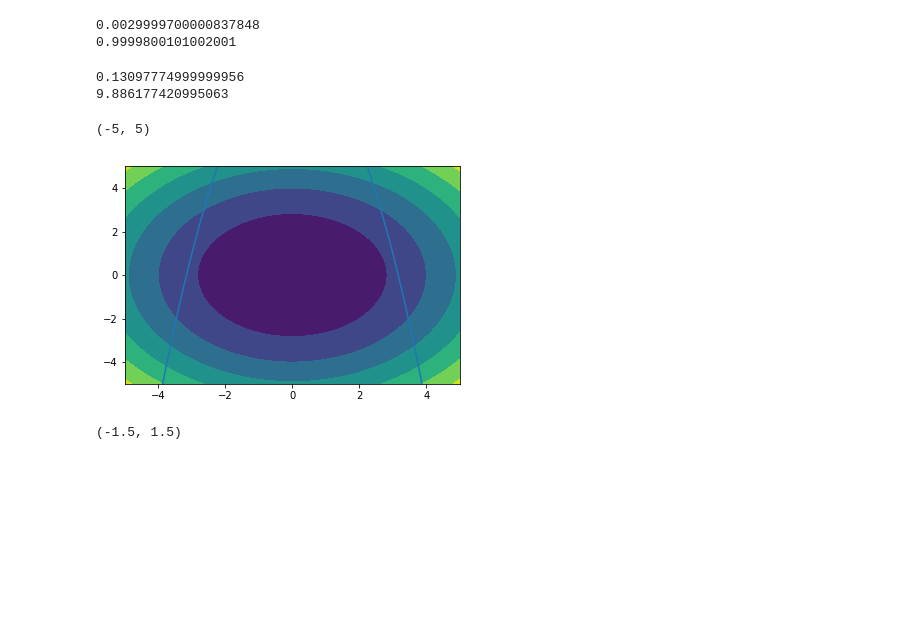
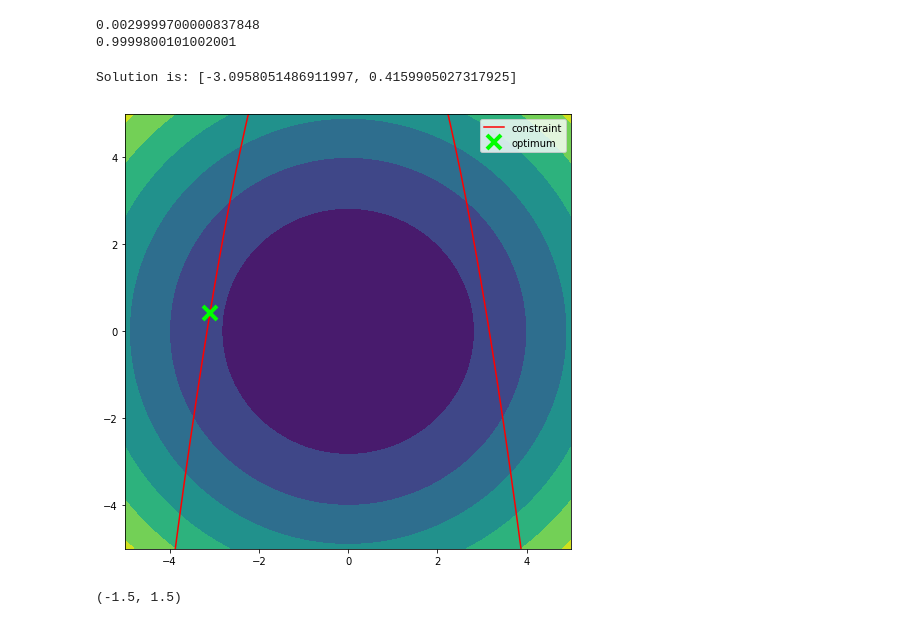
Before and after one commit to flythereddflagg/lpfgopt, a Jupyter notebook: docs/diagnosis.ipynb, the cells around one changed output. Drawn from its saved outputs; the diff is of its cells as text; code cells hidden in the pictures; blank space fills up the shorter version.

```diff
--- a/rosen_diagnosis.ipynb
+++ b/docs/diagnosis.ipynb
@@ -91,27 +92,42 @@ print(f([0.00001,-0.00001]))
 0.9999800101002001
 # %%
 #rosenbrock_line_cubic_test()
-# %%
-g = lambda x: -x[0]**2 + 10 - x[1]
-gg = lambda x: -x**2 + 10
-f = lambda x: sum([i**2 for i in x])
-x, y = np.linspace(-5,5,1000), np.linspace(-5,5,1000)
-X, Y = np.meshgrid(x,y)
-Z = f([X,Y])
-ans = [-3.1415, 0.130395598910642]
-adjust = 0.0
-print(gg(ans[0] + adjust))
-print(f([ans[0] + adjust, gg(ans[0] + adjust)]))
-# 9.886607413304622
-plt.contourf(X,Y,Z)
-plt.plot(x, gg(x))
-plt.ylim(-5,5)
-plt.xlim(-5,5)
-# %% [output]
-0.13097774999999956
-9.886177420995063
-(-5, 5)
-[figure, removed]
+# %%
+from lpfgopt import minimize
+import matplotlib.pyplot as plt
+
+# set up the objective funciton,
+# constraint fuction and bounds
+f = lambda x: sum([i**2 for i in x])
+g = lambda x: -x[0]**2 + 10 - x[1]
+bounds = [[-5,5] for i in range(2)]
+
+# run the optimization
+sol = minimize(f, bounds, fconstraint=g)['x']
+print(f"Solution is: {sol}")
+
+# plot the results on a contour plot
+gg = lambda x: -x**2 + 10 # for plotting purposes
+
+plt.figure(figsize=(8,8))
+x, y = np.linspace(-5,5,1000), np.linspace(-5,5,1000)
+X, Y = np.meshgrid(x,y)
+Z = f([X,Y])
+
+plt.contourf(X,Y,Z)
+plt.plot(x, gg(x), "r", label="constraint")
+plt.plot(*sol, 'x',
+         markersize=14,
+         markeredgewidth=4,
+         color="lime",
+         label="optimum")
+plt.ylim(-5,5)
+plt.xlim(-5,5)
+plt.legend()
+plt.show()
+# %% [output]
+Solution is: [-3.0958051486911997, 0.4159905027317925]
+[figure, added]
 # %%
 g = lambda x: -x[0]**2 + 10 - x[1]
 gg = lambda x: (x - 1)**3 + 1
```
Also changed, not shown: parts of 1 cell of this notebook, 9 other files.
